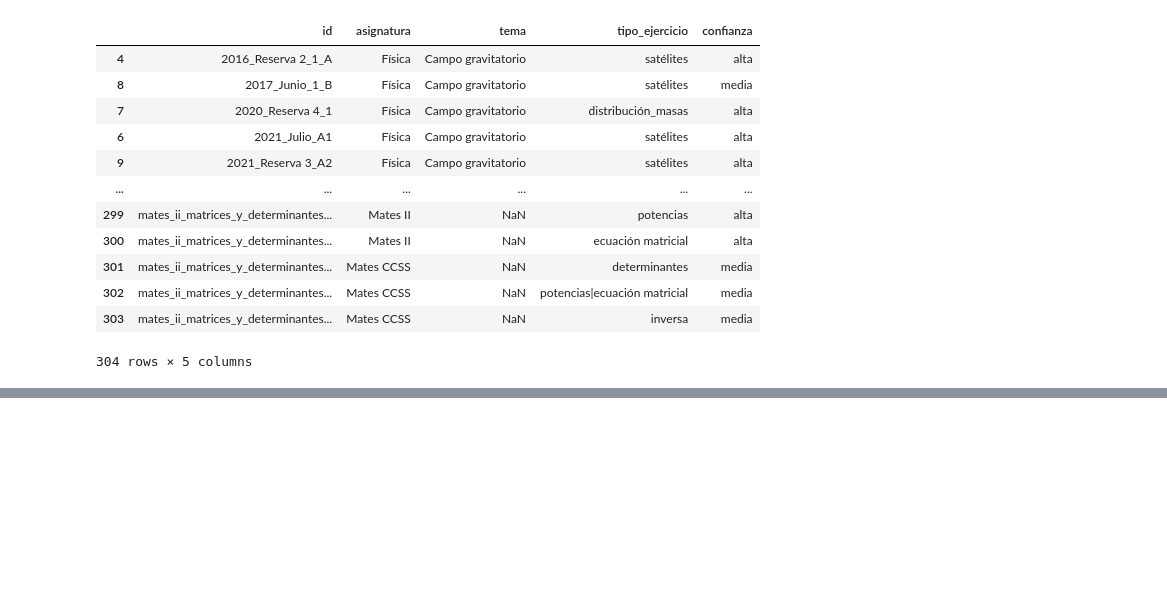
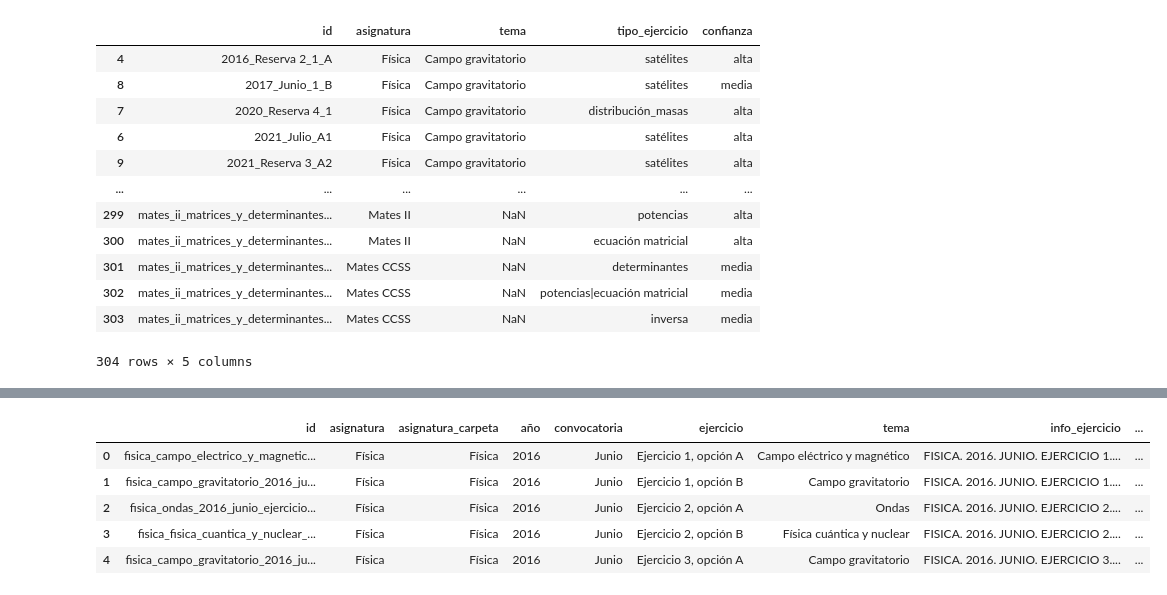
Before and after one commit to chusk2/clasificador_selectividad, a Jupyter notebook: jupyter notebooks/api_call.ipynb, the cells around one changed output, grey strips where cells are left out. Drawn from its saved outputs; the diff is of its cells as text; code cells hidden in the pictures; blank space fills up the shorter version.

Commit message:
Merged classification with csv clean

```diff
--- a/jupyter notebooks/api_call.ipynb
+++ b/jupyter notebooks/api_call.ipynb
@@ -127,0 +169,12 @@ df_out
+# %%
+df_enun = pd.read_csv(root / "csv_cleaned/enunciados_ejercicios_clean.csv",
+                      encoding="utf-8")
+# %%
+df_enun.head()
+# %% [output]
+|  | id | asignatura | asignatura_carpeta | año | convocatoria | ejercicio | tema | info_ejercicio | ... |
+| 0 | fisica_campo_electrico_y_magnetic... | Física | Física | 2016 | Junio | Ejercicio 1, opción A | Campo eléctrico y magnético | FISICA. 2016. JUNIO. EJERCICIO 1.... | ... |
+| 1 | fisica_campo_gravitatorio_2016_ju... | Física | Física | 2016 | Junio | Ejercicio 1, opción B | Campo gravitatorio | FISICA. 2016. JUNIO. EJERCICIO 1.... | ... |
+| 2 | fisica_ondas_2016_junio_ejercicio... | Física | Física | 2016 | Junio | Ejercicio 2, opción A | Ondas | FISICA. 2016. JUNIO. EJERCICIO 2.... | ... |
+| 3 | fisica_fisica_cuantica_y_nuclear_... | Física | Física | 2016 | Junio | Ejercicio 2, opción B | Física cuántica y nuclear | FISICA. 2016. JUNIO. EJERCICIO 2.... | ... |
+| 4 | fisica_campo_gravitatorio_2016_ju... | Física | Física | 2016 | Junio | Ejercicio 3, opción A | Campo gravitatorio | FISICA. 2016. JUNIO. EJERCICIO 3.... | ... |
```
Also changed, not shown: parts of 6 cells of this notebook, 1 other file.
